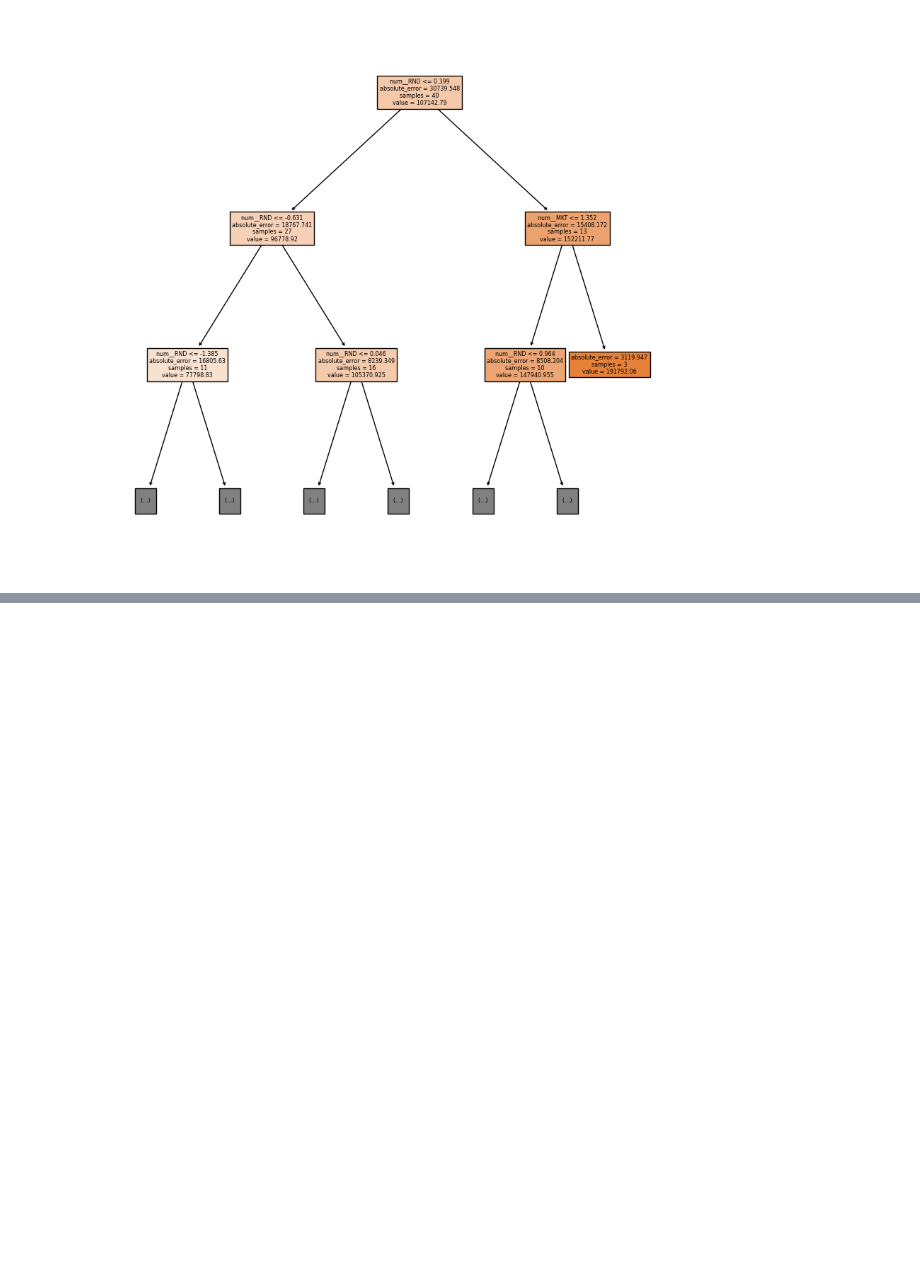
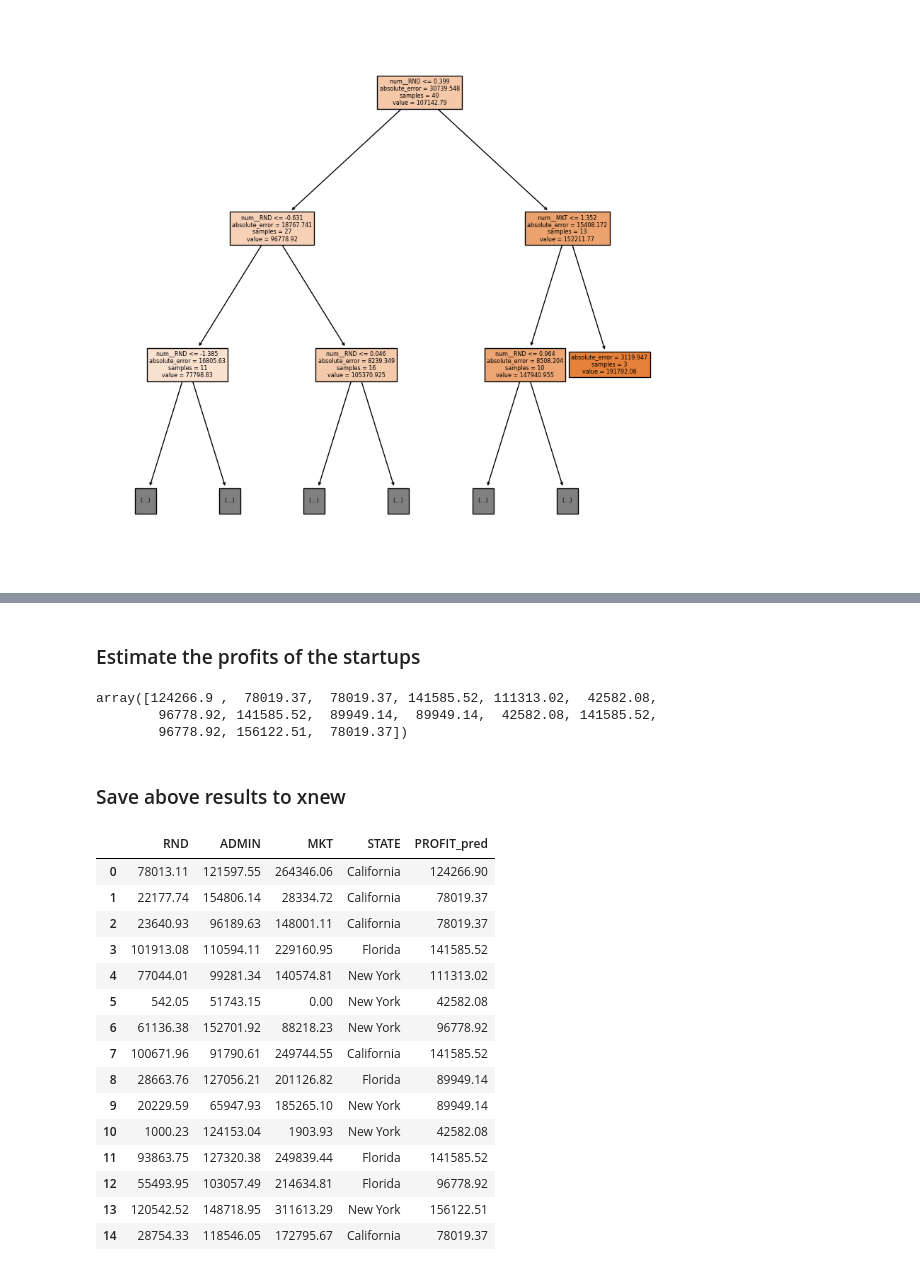
Before and after one commit to utkarshg1/VSCode_Thu_Fri_6_8pm, a Jupyter notebook: Decision Tree Regression/DTR.ipynb, the cells around one changed output, grey strips where cells are left out. Cells and saved outputs as stored; diff of their text form; code cells hidden in the pictures; blank space fills up the shorter version.

```diff
--- a/Decision Tree Regression/DTR.ipynb
+++ b/Decision Tree Regression/DTR.ipynb
@@ -349,0 +462,31 @@ plt.show()
+# %% [markdown]
+### Estimate the profits of the startups
+# %%
+preds = best_dtr.predict(xnew_pre)
+preds
+# %% [output]
+array([124266.9 ,  78019.37,  78019.37, 141585.52, 111313.02,  42582.08,
+        96778.92, 141585.52,  89949.14,  89949.14,  42582.08, 141585.52,
+        96778.92, 156122.51,  78019.37])
+# %% [markdown]
+### Save above results to xnew
+# %%
+xnew['PROFIT_pred']=preds
+xnew
+# %% [output]
+|  | RND | ADMIN | MKT | STATE | PROFIT_pred |
+| 0 | 78013.11 | 121597.55 | 264346.06 | California | 124266.90 |
+| 1 | 22177.74 | 154806.14 | 28334.72 | California | 78019.37 |
+| 2 | 23640.93 | 96189.63 | 148001.11 | California | 78019.37 |
+| 3 | 101913.08 | 110594.11 | 229160.95 | Florida | 141585.52 |
+| 4 | 77044.01 | 99281.34 | 140574.81 | New York | 111313.02 |
+| 5 | 542.05 | 51743.15 | 0.00 | New York | 42582.08 |
+| 6 | 61136.38 | 152701.92 | 88218.23 | New York | 96778.92 |
+| 7 | 100671.96 | 91790.61 | 249744.55 | California | 141585.52 |
+| 8 | 28663.76 | 127056.21 | 201126.82 | Florida | 89949.14 |
+| 9 | 20229.59 | 65947.93 | 185265.10 | New York | 89949.14 |
+| 10 | 1000.23 | 124153.04 | 1903.93 | New York | 42582.08 |
+| 11 | 93863.75 | 127320.38 | 249839.44 | Florida | 141585.52 |
+| 12 | 55493.95 | 103057.49 | 214634.81 | Florida | 96778.92 |
+| 13 | 120542.52 | 148718.95 | 311613.29 | New York | 156122.51 |
+| 14 | 28754.33 | 118546.05 | 172795.67 | California | 78019.37 |
```
Also changed, not shown: parts of 16 cells of this notebook, 2 other files.
